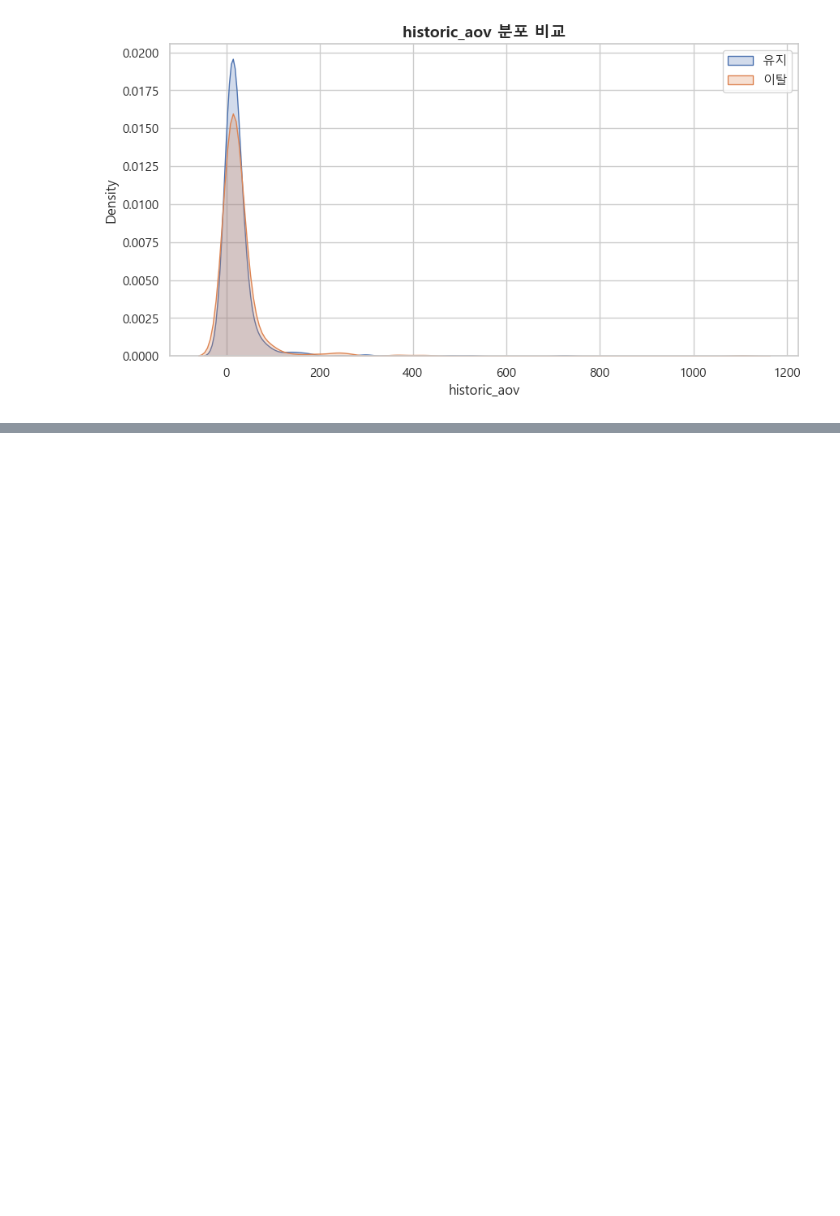
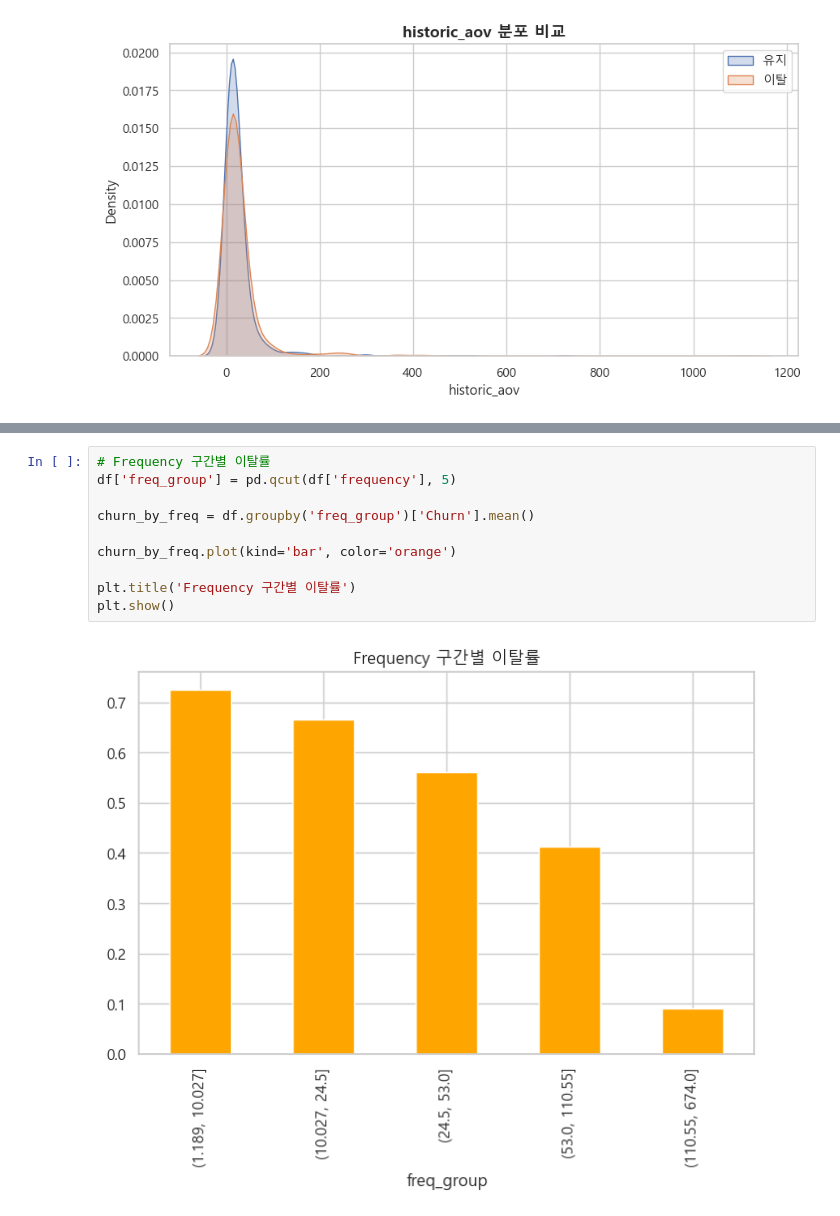
Before and after one commit to SKNETWORKS-FAMILY-AICAMP/SKN28-2nd-4Team, a Jupyter notebook: back_research/myungbin/Packlin/notebooks/EDA.ipynb, the cells around one changed output, grey strips where cells are left out. Drawn from its saved outputs; the diff is of its cells as text; blank space fills up the shorter version.

```diff
--- a/back_research/myungbin/Packlin/notebooks/EDA.ipynb
+++ b/back_research/myungbin/Packlin/notebooks/EDA.ipynb
@@ -391,0 +505,12 @@ for col in core_cols:
+# %%
+# Frequency 구간별 이탈률
+df['freq_group'] = pd.qcut(df['frequency'], 5)
+
+churn_by_freq = df.groupby('freq_group')['Churn'].mean()
+
+churn_by_freq.plot(kind='bar', color='orange')
+
+plt.title('Frequency 구간별 이탈률')
+plt.show()
+# %% [output]
+[figure, added]
```
Also changed, not shown: parts of 19 cells of this notebook, 8 other files.
